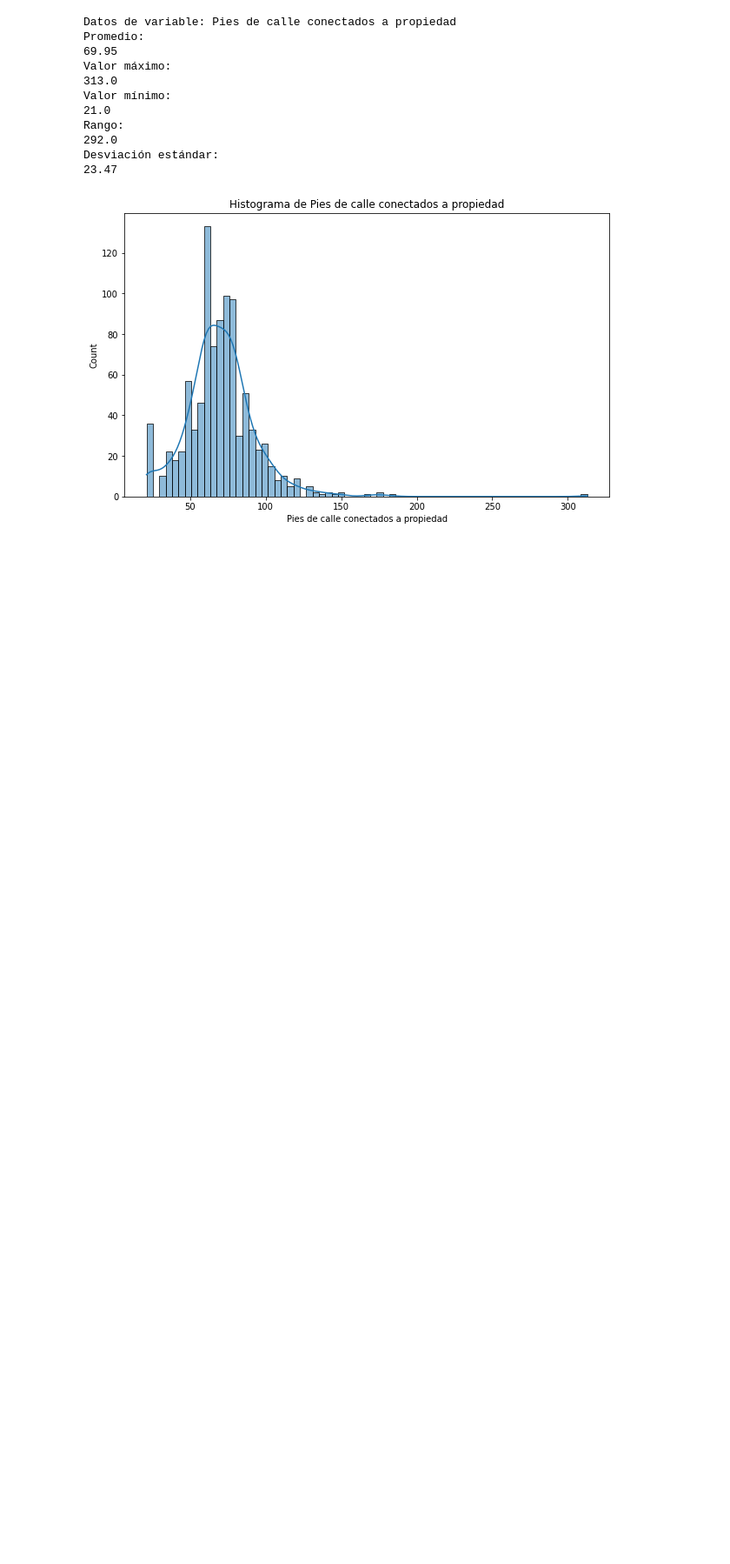
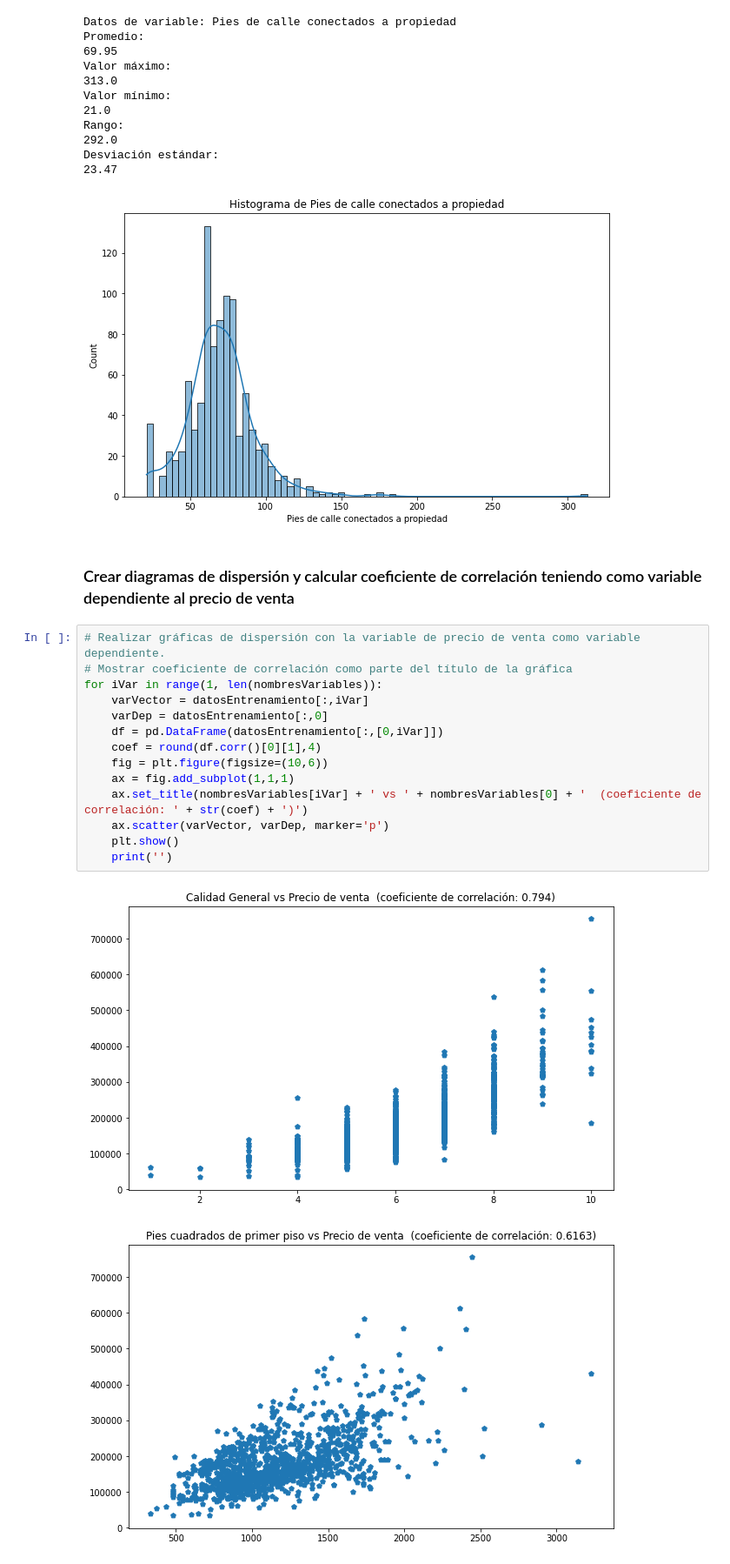
Before and after one commit to DanyDiaz/python-ciencia-de-datos, a Jupyter notebook: Proyecto Final/Proyecto_Final_DanyDiaz.ipynb, the cells around one changed output. Shown: that part at 87% size. Cells and saved outputs as stored; diff of their text form; blank space fills up the shorter version.

Commit message:
feat: Añadir diagramas de dispersión y coeficiente de correlación tomando precio de venta como variable dependiente.

```diff
--- a/Proyecto Final/Proyecto_Final_DanyDiaz.ipynb
+++ b/Proyecto Final/Proyecto_Final_DanyDiaz.ipynb
@@ -125,3 +131,22 @@ Rango:
 Desviación estándar:
 23.47
 [figure]
+# %% [markdown]
+### Crear diagramas de dispersión y calcular coeficiente de correlación teniendo como variable dependiente al precio de venta
+# %%
+# Realizar gráficas de dispersión con la variable de precio de venta como variable dependiente.
+# Mostrar coeficiente de correlación como parte del título de la gráfica
+for iVar in range(1, len(nombresVariables)):
+    varVector = datosEntrenamiento[:,iVar]
+    varDep = datosEntrenamiento[:,0]
+    df = pd.DataFrame(datosEntrenamiento[:,[0,iVar]])
+    coef = round(df.corr()[0][1],4)
+    fig = plt.figure(figsize=(10,6))
+    ax = fig.add_subplot(1,1,1)
+    ax.set_title(nombresVariables[iVar] + ' vs ' + nombresVariables[0] + '  (coeficiente de correlación: ' + str(coef) + ')')
+    ax.scatter(varVector, varDep, marker='p')
+    plt.show()
+    print('')
+# %% [output]
+[figure, added]
+[figure, added]
```
Also changed, not shown: parts of 4 cells of this notebook.
